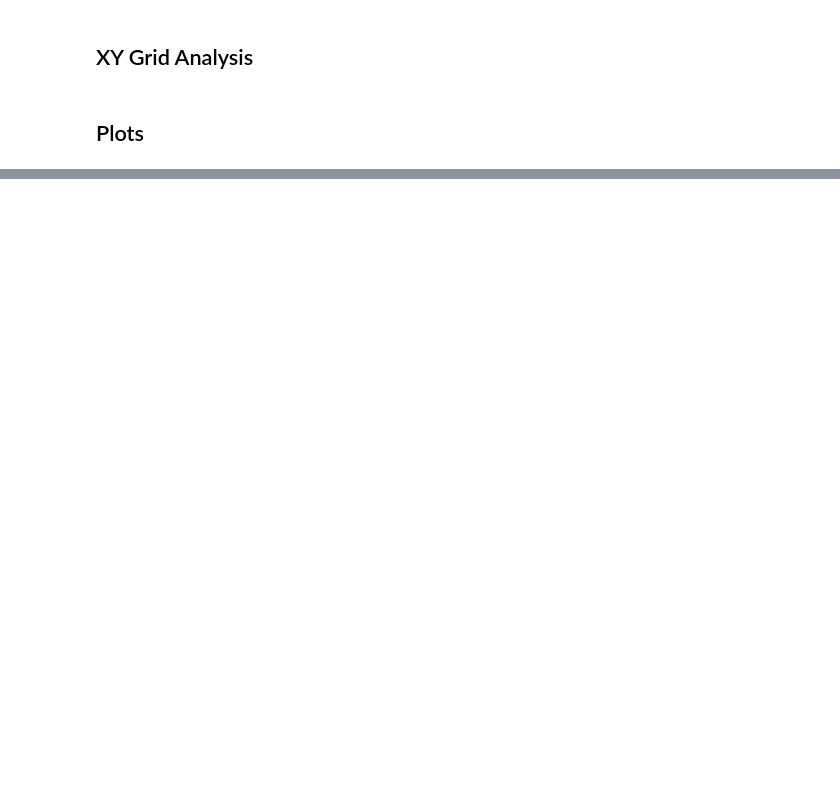
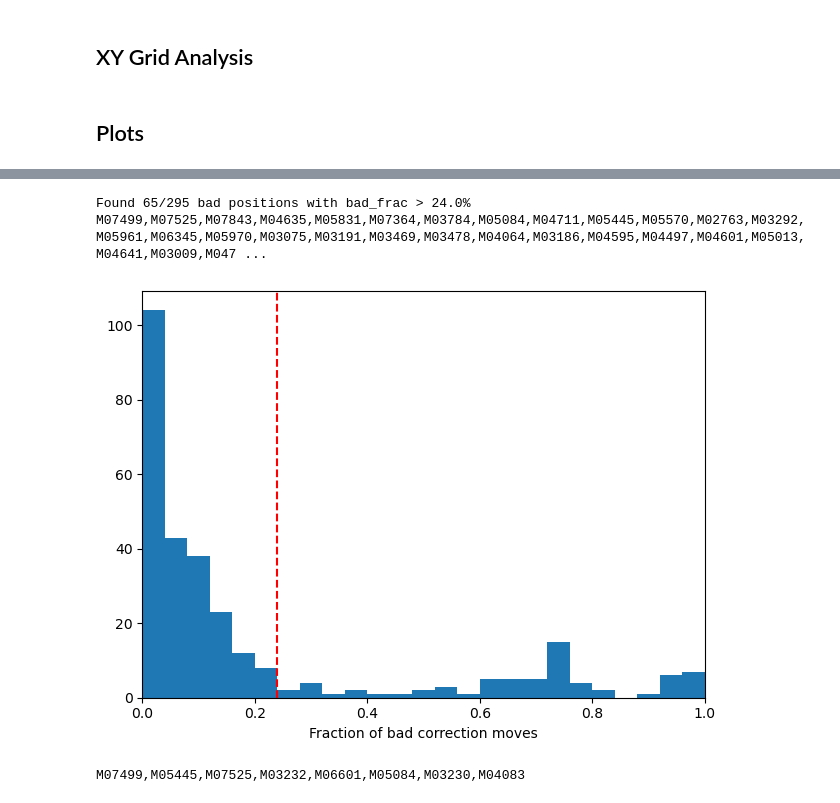
Before and after one commit to desihub/fpoffline, a Jupyter notebook: nb/LinThetaAnalysis/LinThetaAnalysis_kpno_Mar2026.ipynb, the cells around one changed output, grey strips where cells are left out. Saved outputs shown, nothing was run; the diff lists cells and outputs as text; code cells hidden in the pictures; blank space fills up the shorter version.

```diff
--- a/nb/LinThetaAnalysis/LinThetaAnalysis_kpno_Mar2026.ipynb
+++ b/nb/LinThetaAnalysis/LinThetaAnalysis_kpno_Mar2026.ipynb
@@ -365,9 +451,34 @@ def plot_all(scales, moves, path):
             print(posid, 'ERROR:', e)
         plt.clf()
         plt.close()
-    stats = pd.DataFrame(rows, columns=('posid', 'blindMax', 'blind95'))
+    stats = pd.DataFrame(rows, columns=('posid', 'blindMax', 'blind95','bad_frac', 'stuck', 't_med', 'toffset1', 'toffset2'))
     stats.set_index('posid', inplace=True)
     return stats
 # %%
-stats = plot_all(scales, moves94, 'plots/339997/')
-print(stats)
+stats = plot_all(scales, moves97, 'plots/339997/')
+# %%
+def find_bad(stats, threshold=0.24):
+    bfrac = stats.bad_frac.to_numpy()
+    bfrac[bfrac >= 1] = 1 - 1e-6
+    plt.hist(bfrac, bins=np.linspace(0,1,26))
+    plt.axvline(threshold, color='r', ls='--')
+    plt.xlim(0, 1)
+    plt.xlabel('Fraction of bad correction moves')
+    nbad = np.count_nonzero(bfrac > threshold)
+    print(f'Found {nbad}/{len(bfrac)} bad positions with bad_frac > {threshold:.1%}')
+    bad_ids = stats.index[bfrac > threshold].to_list()
+    print(','.join(bad_ids))
+    plt.tight_layout()
+    plt.savefig('bad_frac_hist.jpg')
+    return bad_ids
+
+bad_ids = find_bad(stats)
+# %% [output]
+Found 65/295 bad positions with bad_frac > 24.0%
+M07499,M07525,M07843,M04635,M05831,M07364,M03784,M05084,M04711,M05445,M05570,M02763,M03292,M05961,M06345,M05970,M03075,M03191,M03469,M03478,M04064,M03186,M04595,M04497,M04601,M05013,M04641,M03009,M047 ...
+[figure, added]
+# %%
+both_ids = list(set(bad_ids) & set(bad_can))
+print(','.join(both_ids))
+# %% [output]
+M07499,M05445,M07525,M03232,M06601,M05084,M03230,M04083
```
Also changed, not shown: parts of 45 cells of this notebook, 2 other files.
